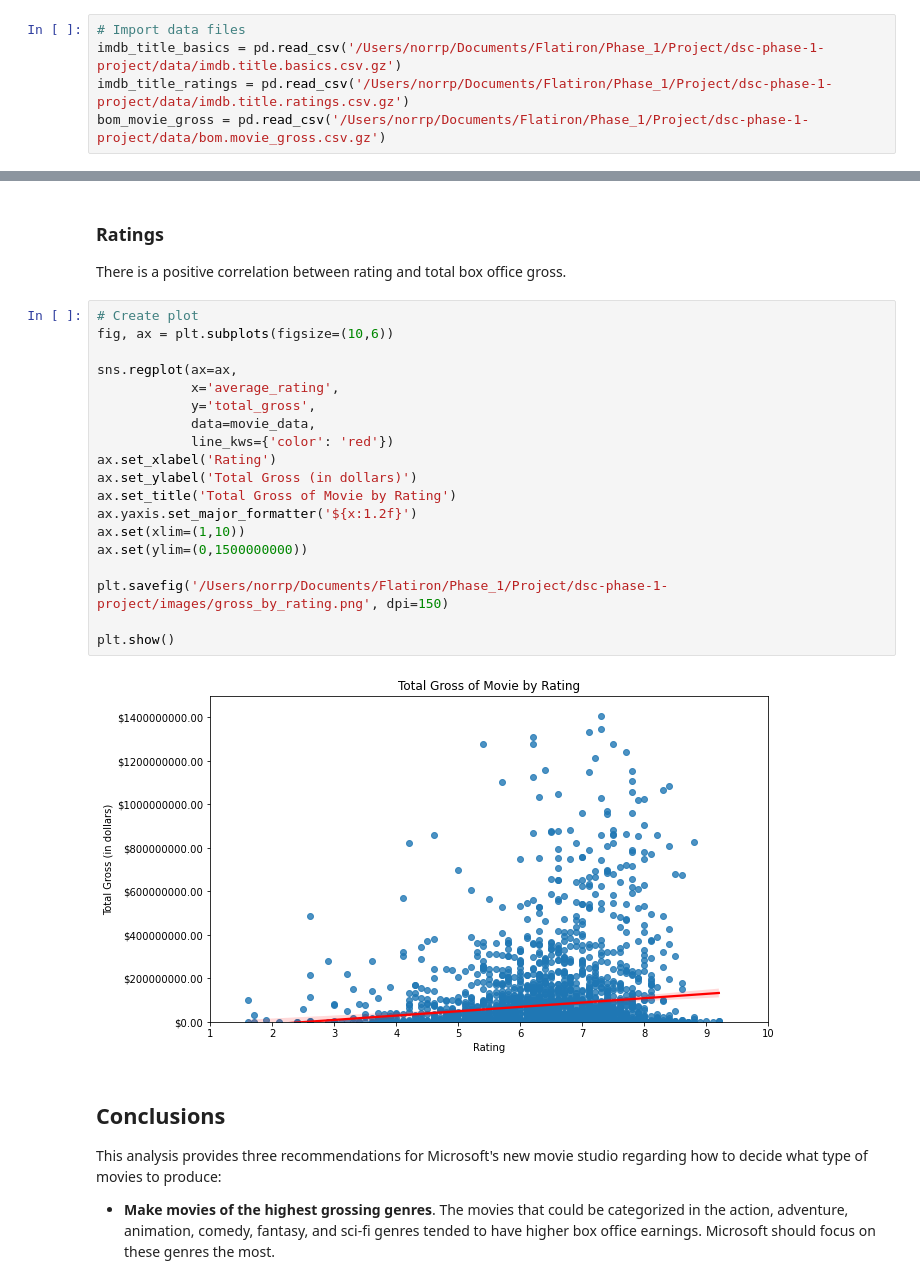
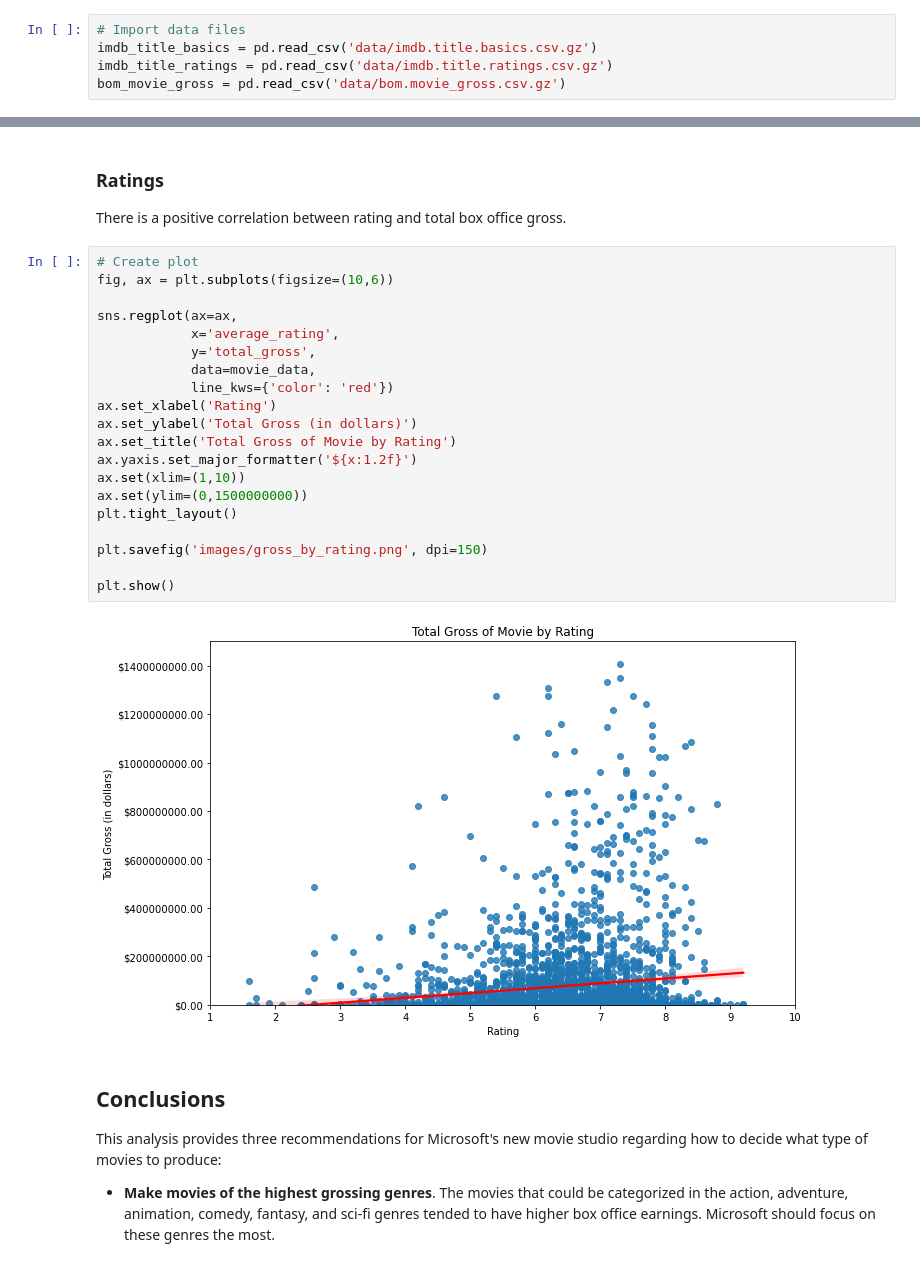
Before and after one commit to pederknorr/Microsoft-Movie-Analysis, a Jupyter notebook: microsoft_movie_studios_analysis.ipynb, the cells around one changed output, grey strips where cells are left out. Cells and saved outputs as stored; diff of their text form.

```diff
--- a/microsoft_movie_studios_analysis.ipynb
+++ b/microsoft_movie_studios_analysis.ipynb
@@ -51,9 +51,9 @@ import seaborn as sns
 %matplotlib inline
 # %%
 # Import data files
-imdb_title_basics = pd.read_csv('/Users/norrp/Documents/Flatiron/Phase_1/Project/dsc-phase-1-project/data/imdb.title.basics.csv.gz')
-imdb_title_ratings = pd.read_csv('/Users/norrp/Documents/Flatiron/Phase_1/Project/dsc-phase-1-project/data/imdb.title.ratings.csv.gz')
-bom_movie_gross = pd.read_csv('/Users/norrp/Documents/Flatiron/Phase_1/Project/dsc-phase-1-project/data/bom.movie_gross.csv.gz')
+imdb_title_basics = pd.read_csv('data/imdb.title.basics.csv.gz')
+imdb_title_ratings = pd.read_csv('data/imdb.title.ratings.csv.gz')
+bom_movie_gross = pd.read_csv('data/bom.movie_gross.csv.gz')
 # %%
 # Display dataframe information
 imdb_title_basics.info()
@@ -367,24 +455,25 @@ There is a positive correlation between rating and total box office gross.
 # %%
 # Create plot
 fig, ax = plt.subplots(figsize=(10,6))
 
 sns.regplot(ax=ax,
             x='average_rating',
             y='total_gross',
             data=movie_data,
             line_kws={'color': 'red'})
 ax.set_xlabel('Rating')
 ax.set_ylabel('Total Gross (in dollars)')
 ax.set_title('Total Gross of Movie by Rating')
 ax.yaxis.set_major_formatter('${x:1.2f}')
 ax.set(xlim=(1,10))
 ax.set(ylim=(0,1500000000))
+plt.tight_layout()
 
-plt.savefig('/Users/norrp/Documents/Flatiron/Phase_1/Project/dsc-phase-1-project/images/gross_by_rating.png', dpi=150)
+plt.savefig('images/gross_by_rating.png', dpi=150)
 
 plt.show()
 # %% [output]
-[figure, old version]
+[figure, new version]
 # %% [markdown]
 ## Conclusions
 
```
Also changed, not shown: parts of 10 cells of this notebook, 4 other files.
